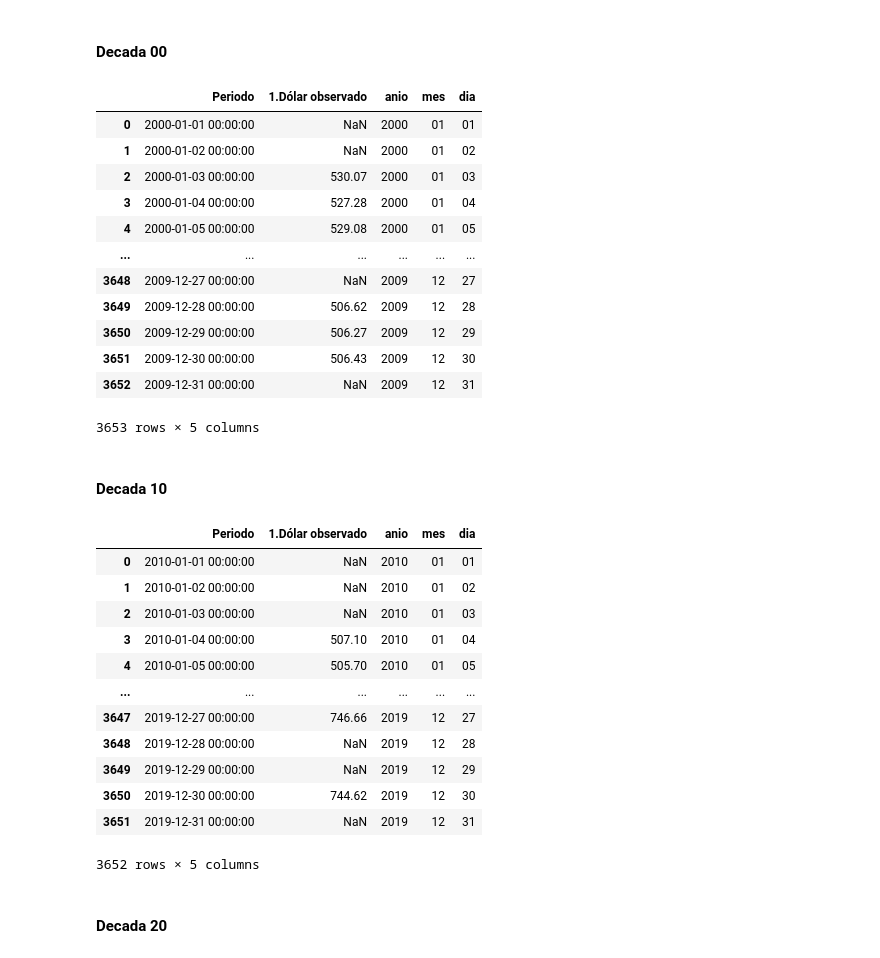
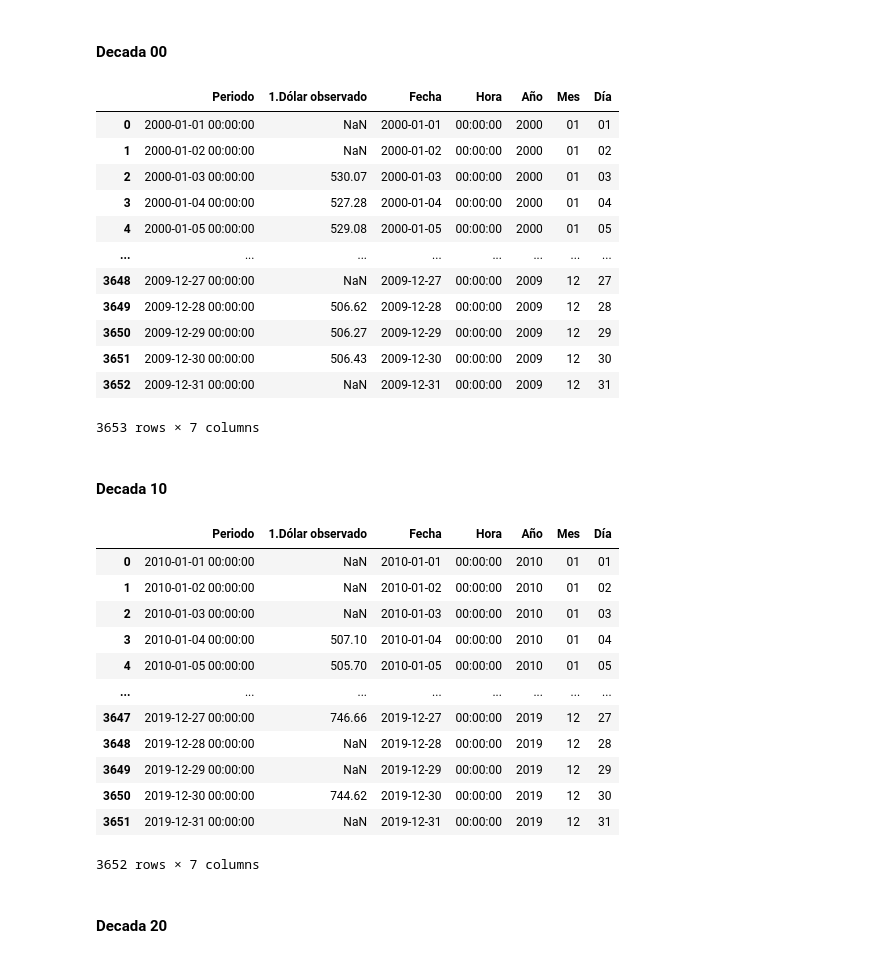
Before and after one commit to ngabutti/tarea1-add, a Jupyter notebook: notebooks/3_nb_Franciscosanchezl.ipynb, the cells around one changed output. Saved outputs shown, nothing was run; the diff lists cells and outputs as text; code cells hidden in the pictures.

```diff
--- a/notebooks/3_nb_Franciscosanchezl.ipynb
+++ b/notebooks/3_nb_Franciscosanchezl.ipynb
@@ -435,31 +423,31 @@ df_90
 # %%
 df_00 = pd.read_excel('https://raw.githubusercontent.com/Franciscosanchezl/tarea1-add/master/data/raw/dolar_observado_bc.xlsx',
                       skiprows=2, dtype={'Periodo':str },
                       sheet_name = '00')
 
 year_00 = df_00["Periodo"].str.split("-", expand = True)
+df_00[["Fecha","Hora"]]=df_00["Periodo"].str.split(expand=True,pat=" ")
+year_00.columns = ["Año","Mes","Día"]
 
-year_00.columns = ['anio','mes','dia']
-
-year_00['dia'] = year_00['dia'].str.slice(0, 2)
+year_00["Día"] = year_00["Día"].str.slice(0, 2)
 
 df_00 = pd.concat([df_00,year_00],axis=1)
 
 df_00
 # %% [output]
-|  | Periodo | 1.Dólar observado | anio | mes | dia |
-| 0 | 2000-01-01 00:00:00 | NaN | 2000 | 01 | 01 |
-| 1 | 2000-01-02 00:00:00 | NaN | 2000 | 01 | 02 |
-| 2 | 2000-01-03 00:00:00 | 530.07 | 2000 | 01 | 03 |
-| 3 | 2000-01-04 00:00:00 | 527.28 | 2000 | 01 | 04 |
-| 4 | 2000-01-05 00:00:00 | 529.08 | 2000 | 01 | 05 |
-| ... | ... | ... | ... | ... | ... |
-| 3648 | 2009-12-27 00:00:00 | NaN | 2009 | 12 | 27 |
-| 3649 | 2009-12-28 00:00:00 | 506.62 | 2009 | 12 | 28 |
-| 3650 | 2009-12-29 00:00:00 | 506.27 | 2009 | 12 | 29 |
-| 3651 | 2009-12-30 00:00:00 | 506.43 | 2009 | 12 | 30 |
-| 3652 | 2009-12-31 00:00:00 | NaN | 2009 | 12 | 31 |
+|  | Periodo | 1.Dólar observado | Fecha | Hora | Año | Mes | Día |
+| 0 | 2000-01-01 00:00:00 | NaN | 2000-01-01 | 00:00:00 | 2000 | 01 | 01 |
+| 1 | 2000-01-02 00:00:00 | NaN | 2000-01-02 | 00:00:00 | 2000 | 01 | 02 |
+| 2 | 2000-01-03 00:00:00 | 530.07 | 2000-01-03 | 00:00:00 | 2000 | 01 | 03 |
+| 3 | 2000-01-04 00:00:00 | 527.28 | 2000-01-04 | 00:00:00 | 2000 | 01 | 04 |
+| 4 | 2000-01-05 00:00:00 | 529.08 | 2000-01-05 | 00:00:00 | 2000 | 01 | 05 |
+| ... | ... | ... | ... | ... | ... | ... | ... |
+| 3648 | 2009-12-27 00:00:00 | NaN | 2009-12-27 | 00:00:00 | 2009 | 12 | 27 |
+| 3649 | 2009-12-28 00:00:00 | 506.62 | 2009-12-28 | 00:00:00 | 2009 | 12 | 28 |
+| 3650 | 2009-12-29 00:00:00 | 506.27 | 2009-12-29 | 00:00:00 | 2009 | 12 | 29 |
+| 3651 | 2009-12-30 00:00:00 | 506.43 | 2009-12-30 | 00:00:00 | 2009 | 12 | 30 |
+| 3652 | 2009-12-31 00:00:00 | NaN | 2009-12-31 | 00:00:00 | 2009 | 12 | 31 |
-3653 rows × 5 columns
+3653 rows × 7 columns
 # %% [markdown]
 #### Decada 10
 # %%
@@ -468,28 +456,28 @@ df_10 = pd.read_excel('https://raw.githubusercontent.com/Franciscosanchezl/tarea
                       sheet_name = '10')
 
 year_10 = df_10["Periodo"].str.split("-", expand = True)
+df_10[["Fecha","Hora"]]=df_10["Periodo"].str.split(expand=True,pat=" ")
+year_10.columns = ["Año","Mes","Día"]
 
-year_10.columns = ['anio','mes','dia']
-
-year_10['dia'] = year_10['dia'].str.slice(0, 2)
+year_10["Día"] = year_10["Día"].str.slice(0, 2)
 
 df_10 = pd.concat([df_10,year_10],axis=1)
 
 df_10
 # %% [output]
-|  | Periodo | 1.Dólar observado | anio | mes | dia |
-| 0 | 2010-01-01 00:00:00 | NaN | 2010 | 01 | 01 |
-| 1 | 2010-01-02 00:00:00 | NaN | 2010 | 01 | 02 |
-| 2 | 2010-01-03 00:00:00 | NaN | 2010 | 01 | 03 |
-| 3 | 2010-01-04 00:00:00 | 507.10 | 2010 | 01 | 04 |
-| 4 | 2010-01-05 00:00:00 | 505.70 | 2010 | 01 | 05 |
-| ... | ... | ... | ... | ... | ... |
-| 3647 | 2019-12-27 00:00:00 | 746.66 | 2019 | 12 | 27 |
-| 3648 | 2019-12-28 00:00:00 | NaN | 2019 | 12 | 28 |
-| 3649 | 2019-12-29 00:00:00 | NaN | 2019 | 12 | 29 |
-| 3650 | 2019-12-30 00:00:00 | 744.62 | 2019 | 12 | 30 |
-| 3651 | 2019-12-31 00:00:00 | NaN | 2019 | 12 | 31 |
+|  | Periodo | 1.Dólar observado | Fecha | Hora | Año | Mes | Día |
+| 0 | 2010-01-01 00:00:00 | NaN | 2010-01-01 | 00:00:00 | 2010 | 01 | 01 |
+| 1 | 2010-01-02 00:00:00 | NaN | 2010-01-02 | 00:00:00 | 2010 | 01 | 02 |
+| 2 | 2010-01-03 00:00:00 | NaN | 2010-01-03 | 00:00:00 | 2010 | 01 | 03 |
+| 3 | 2010-01-04 00:00:00 | 507.10 | 2010-01-04 | 00:00:00 | 2010 | 01 | 04 |
+| 4 | 2010-01-05 00:00:00 | 505.70 | 2010-01-05 | 00:00:00 | 2010 | 01 | 05 |
+| ... | ... | ... | ... | ... | ... | ... | ... |
+| 3647 | 2019-12-27 00:00:00 | 746.66 | 2019-12-27 | 00:00:00 | 2019 | 12 | 27 |
+| 3648 | 2019-12-28 00:00:00 | NaN | 2019-12-28 | 00:00:00 | 2019 | 12 | 28 |
+| 3649 | 2019-12-29 00:00:00 | NaN | 2019-12-29 | 00:00:00 | 2019 | 12 | 29 |
+| 3650 | 2019-12-30 00:00:00 | 744.62 | 2019-12-30 | 00:00:00 | 2019 | 12 | 30 |
+| 3651 | 2019-12-31 00:00:00 | NaN | 2019-12-31 | 00:00:00 | 2019 | 12 | 31 |
-3652 rows × 5 columns
+3652 rows × 7 columns
 # %% [markdown]
 #### Decada 20
 # %%
```
Also changed, not shown: parts of 20 cells of this notebook.
